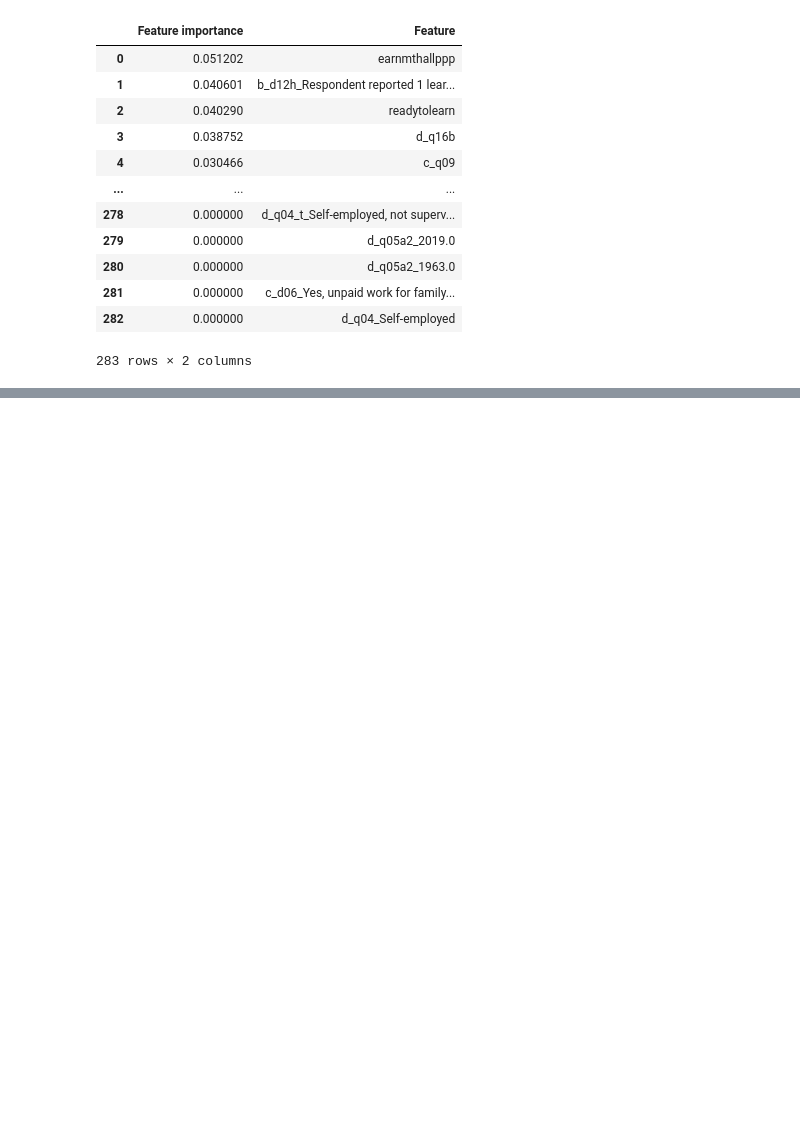
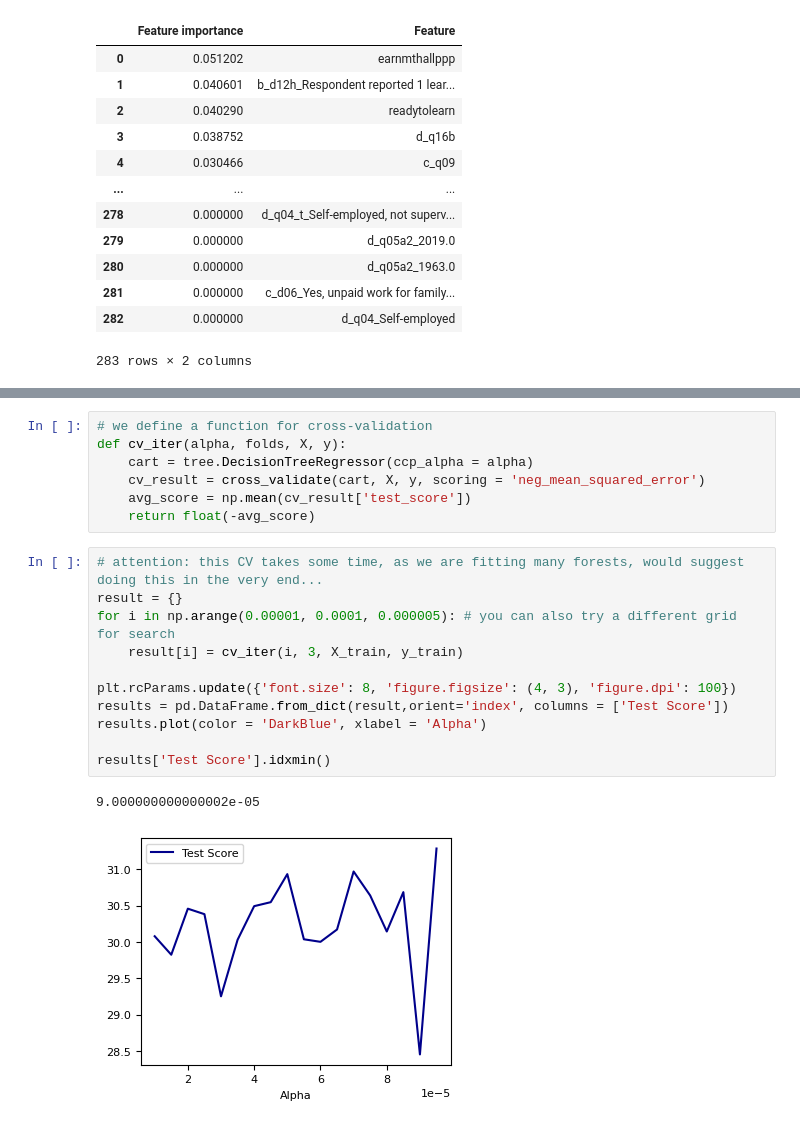
Before and after one commit to srh-gst/ML_term_paper, a Jupyter notebook: Code/4_model_estimation.ipynb, the cells around one changed output, grey strips where cells are left out. Cells and saved outputs as stored; diff of their text form; blank space fills up the shorter version.

```diff
--- a/Code/4_model_estimation.ipynb
+++ b/Code/4_model_estimation.ipynb
@@ -1162,0 +1252,21 @@ imp.sort_values(by=['Feature importance'], ascending=False).reset_index(drop = T
+# %%
+# we define a function for cross-validation
+def cv_iter(alpha, folds, X, y):
+    cart = tree.DecisionTreeRegressor(ccp_alpha = alpha)
+    cv_result = cross_validate(cart, X, y, scoring = 'neg_mean_squared_error')
+    avg_score = np.mean(cv_result['test_score'])
+    return float(-avg_score)
+# %%
+# attention: this CV takes some time, as we are fitting many forests, would suggest doing this in the very end...
+result = {}
+for i in np.arange(0.00001, 0.0001, 0.000005): # you can also try a different grid for search
+    result[i] = cv_iter(i, 3, X_train, y_train)
+
+plt.rcParams.update({'font.size': 8, 'figure.figsize': (4, 3), 'figure.dpi': 100})
+results = pd.DataFrame.from_dict(result,orient='index', columns = ['Test Score'])
+results.plot(color = 'DarkBlue', xlabel = 'Alpha')
+
+results['Test Score'].idxmin()
+# %% [output]
+9.000000000000002e-05
+[figure, added]
```
Also changed, not shown: parts of 10 cells of this notebook.
